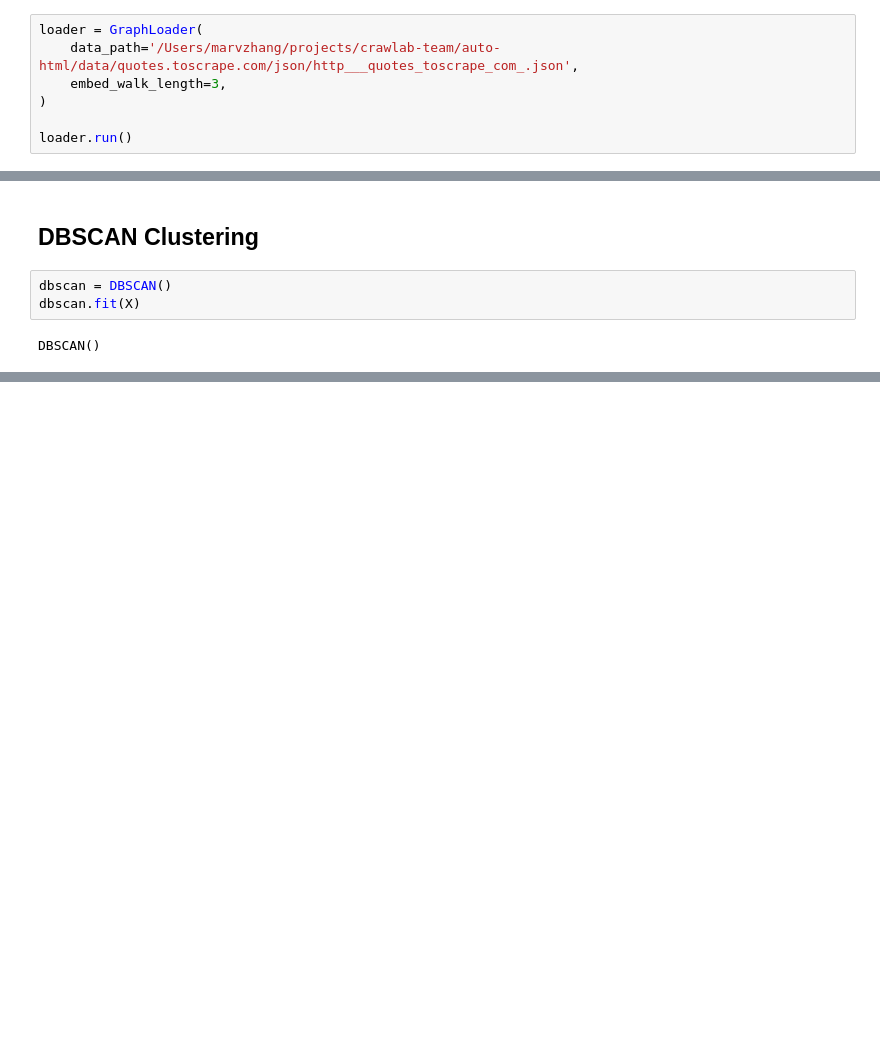
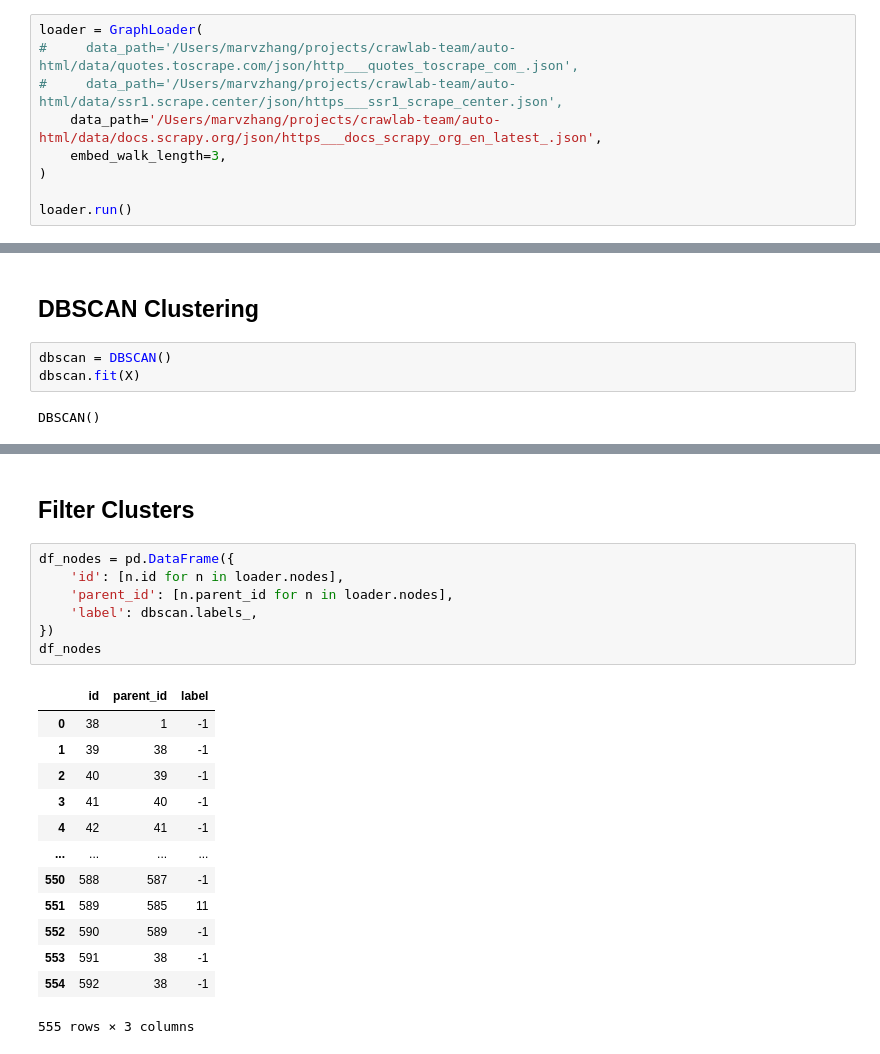
Before and after one commit to crawlab-team/webspot, a Jupyter notebook: notebooks/dbscan.ipynb, the cells around one changed output, grey strips where cells are left out. Drawn from its saved outputs; the diff is of its cells as text; blank space fills up the shorter version.

Commit message:
feat: updated dbscan cluster

```diff
--- a/notebooks/dbscan.ipynb
+++ b/notebooks/dbscan.ipynb
@@ -9,7 +10,9 @@ from sklearn.preprocessing import normalize
 from dataset.graph_loader import GraphLoader
 # %%
 loader = GraphLoader(
-    data_path='/Users/marvzhang/projects/crawlab-team/auto-html/data/quotes.toscrape.com/json/http___quotes_toscrape_com_.json',
+#     data_path='/Users/marvzhang/projects/crawlab-team/auto-html/data/quotes.toscrape.com/json/http___quotes_toscrape_com_.json',
+#     data_path='/Users/marvzhang/projects/crawlab-team/auto-html/data/ssr1.scrape.center/json/https___ssr1_scrape_center.json',
+    data_path='/Users/marvzhang/projects/crawlab-team/auto-html/data/docs.scrapy.org/json/https___docs_scrapy_org_en_latest_.json',
     embed_walk_length=3,
 )
 
@@ -232,0 +221,23 @@ for i in labels_counts[labels_counts.index > -1].index.tolist():
+# %% [markdown]
+## Filter Clusters
+# %%
+df_nodes = pd.DataFrame({
+    'id': [n.id for n in loader.nodes],
+    'parent_id': [n.parent_id for n in loader.nodes],
+    'label': dbscan.labels_,
+})
+df_nodes
+# %% [output]
+|  | id | parent_id | label |
+| 0 | 38 | 1 | -1 |
+| 1 | 39 | 38 | -1 |
+| 2 | 40 | 39 | -1 |
+| 3 | 41 | 40 | -1 |
+| 4 | 42 | 41 | -1 |
+| ... | ... | ... | ... |
+| 550 | 588 | 587 | -1 |
+| 551 | 589 | 585 | 11 |
+| 552 | 590 | 589 | -1 |
+| 553 | 591 | 38 | -1 |
+| 554 | 592 | 38 | -1 |
+555 rows × 3 columns
```
Also changed, not shown: parts of 21 cells of this notebook, 6 other files.
